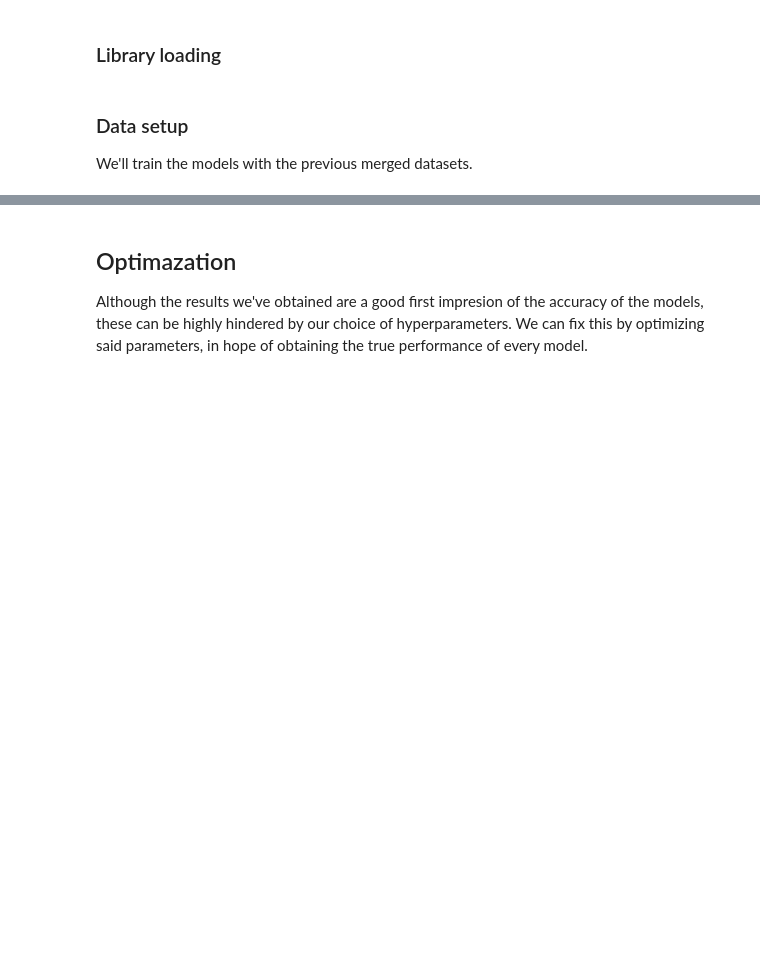
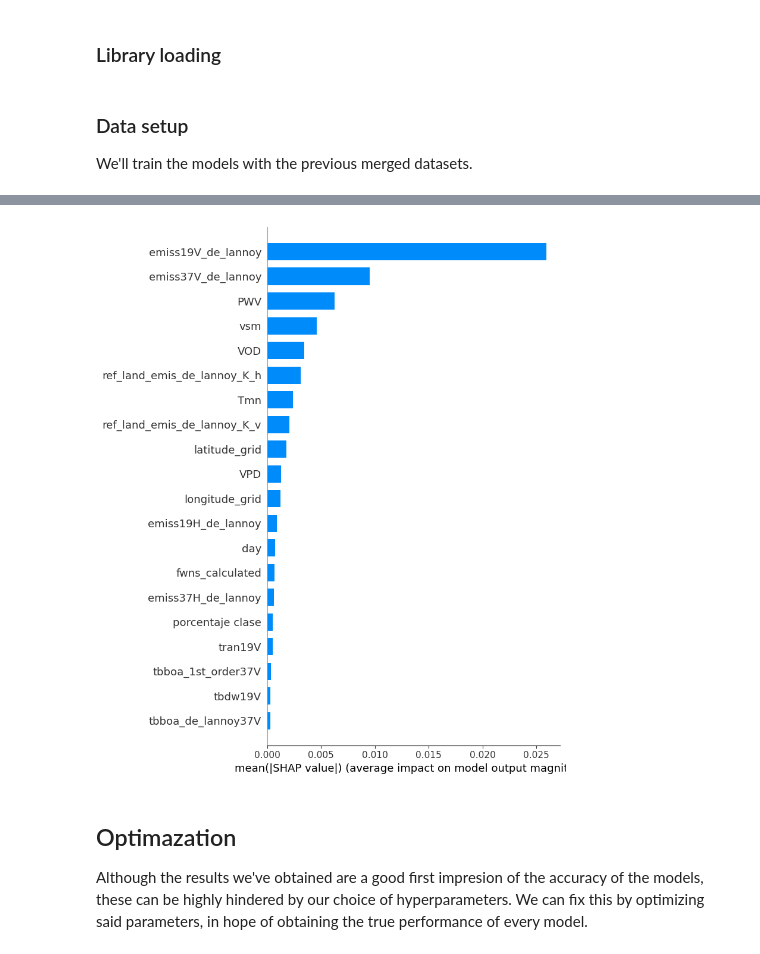
Before and after one commit to marcvem2AED/ML-framework-for-SWF-retrieval, a Jupyter notebook: Model_training.ipynb, the cells around one changed output, grey strips where cells are left out. Cells and saved outputs as stored; diff of their text form; code cells hidden in the pictures; blank space fills up the shorter version.

```diff
--- a/Model_training.ipynb
+++ b/Model_training.ipynb
@@ -286,0 +664,3 @@ It would appear XGBoost is the way to go.
+# %%
+XGB = XGBRegressor(n_estimators=20, learning_rate=0.1, max_depth=15, verbosity=0, random_state=42)
+XGB.fit(X_full_train, y_full_train)
@@ -287,3 +688,25 @@ It would appear XGBoost is the way to go.
+# %%
+# Sample 5k rows (adjust as needed)
+X_sample = X_full_test.sample(5000, random_state=42)
+y_sample = y_full_test.loc[X_sample.index]
+
+# Get booster from your trained XGBRegressor
+booster = XGB.get_booster()
+
+dtest = xgb.DMatrix(X_sample, label=y_sample)
+shap_values = booster.predict(dtest, pred_contribs=True)
+# %%
+# Remove last column (bias) if you want just feature contributions
+shap_values_features = shap_values[:, :-1]
+
+shap.summary_plot(
+    shap_values_features,
+    X_full_test,
+    plot_type="bar",
+    show=True
+)
+# %% [output]
+[figure, added]
 # %% [markdown]
 ## Optimazation
 
```
Also changed, not shown: parts of 45 cells of this notebook.
